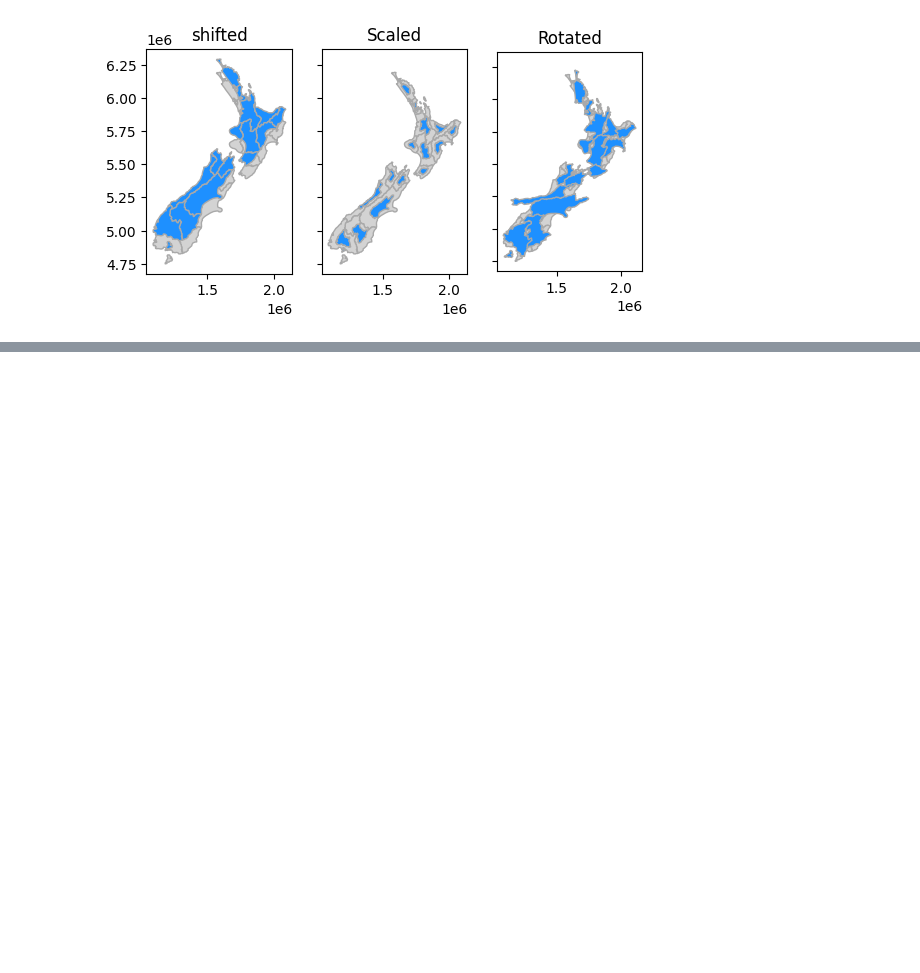
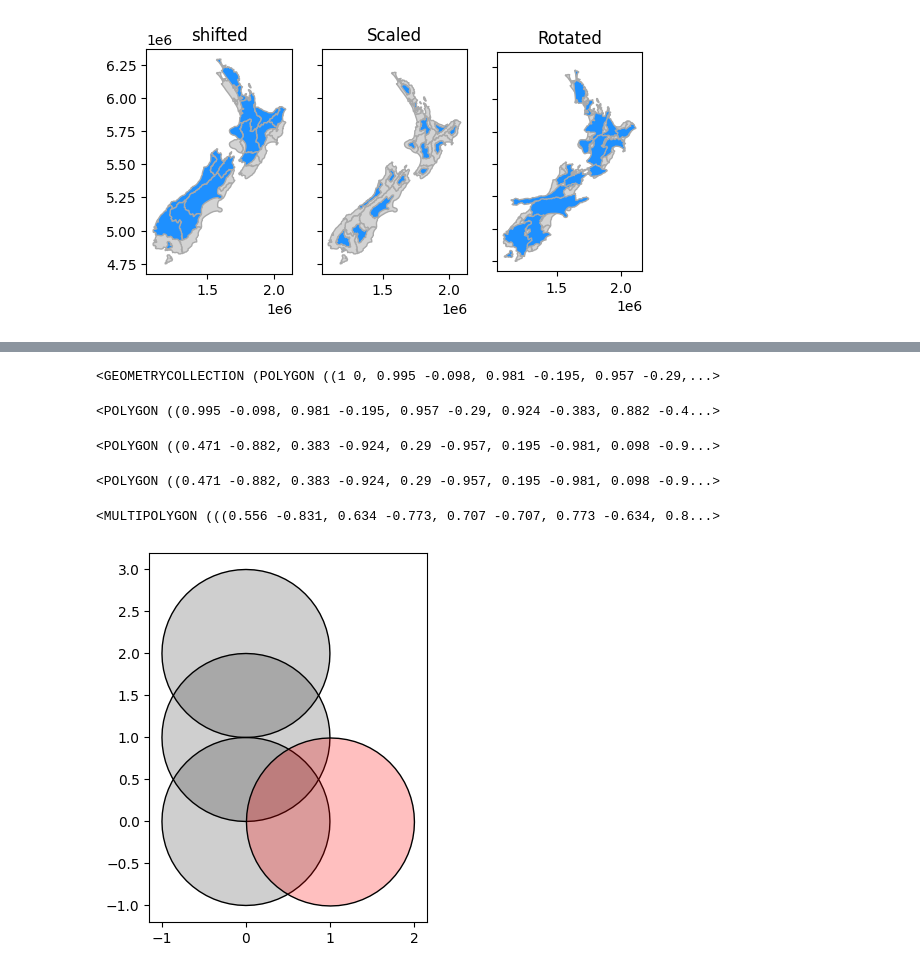
Before and after one commit to CropPixels/books, a Jupyter notebook: geocomp_python/geometry_operations.ipynb, the cells around one changed output, grey strips where cells are left out. Saved outputs shown, nothing was run; the diff lists cells and outputs as text; code cells hidden in the pictures; blank space fills up the shorter version.

```diff
--- a/geocomp_python/geometry_operations.ipynb
+++ b/geocomp_python/geometry_operations.ipynb
@@ -106,0 +115,34 @@ plt.show()
+# %%
+x = shapely.Point((0, 0)).buffer(1)
+y = shapely.Point((1, 0)).buffer(1)
+shapely.GeometryCollection([x, y])
+# %% [output]
+<GEOMETRYCOLLECTION (POLYGON ((1 0, 0.995 -0.098, 0.981 -0.195, 0.957 -0.29,...>
+# %%
+x.intersection(y)
+# %% [output]
+<POLYGON ((0.995 -0.098, 0.981 -0.195, 0.957 -0.29, 0.924 -0.383, 0.882 -0.4...>
+# %%
+x.difference(y)
+# %% [output]
+<POLYGON ((0.471 -0.882, 0.383 -0.924, 0.29 -0.957, 0.195 -0.981, 0.098 -0.9...>
+# %%
+x.union(y)
+# %% [output]
+<POLYGON ((0.471 -0.882, 0.383 -0.924, 0.29 -0.957, 0.195 -0.981, 0.098 -0.9...>
+# %%
+x.symmetric_difference(y)
+# %% [output]
+<MULTIPOLYGON (((0.556 -0.831, 0.634 -0.773, 0.707 -0.707, 0.773 -0.634, 0.8...>
+# %%
+geom1 = gpd.GeoSeries(x)
+geom2 = geom1.translate(0, 1)
+geom3 = geom1.translate(0, 2)
+geom = pd.concat([geom1, geom2, geom3])
+
+fig, ax = plt.subplots()
+geom.plot(color='#00000030', edgecolor='black', ax=ax)
+gpd.GeoSeries(y).plot(color='#FF000040', edgecolor='black', ax=ax)
+plt.show()
+# %% [output]
+[figure, added]
```
Also changed, not shown: parts of 22 cells of this notebook.
